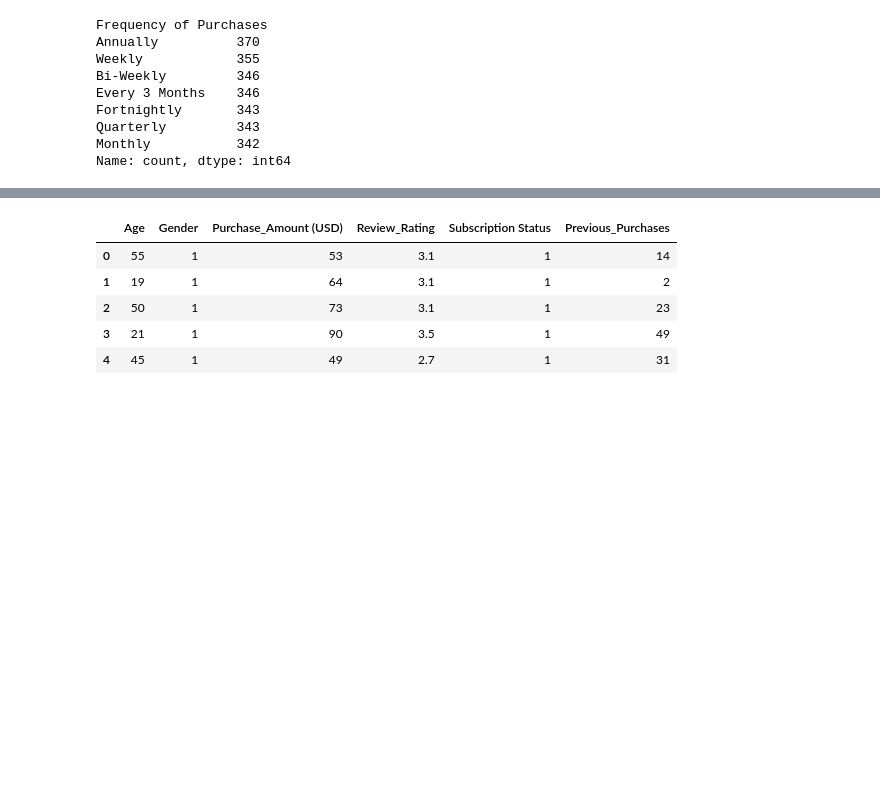
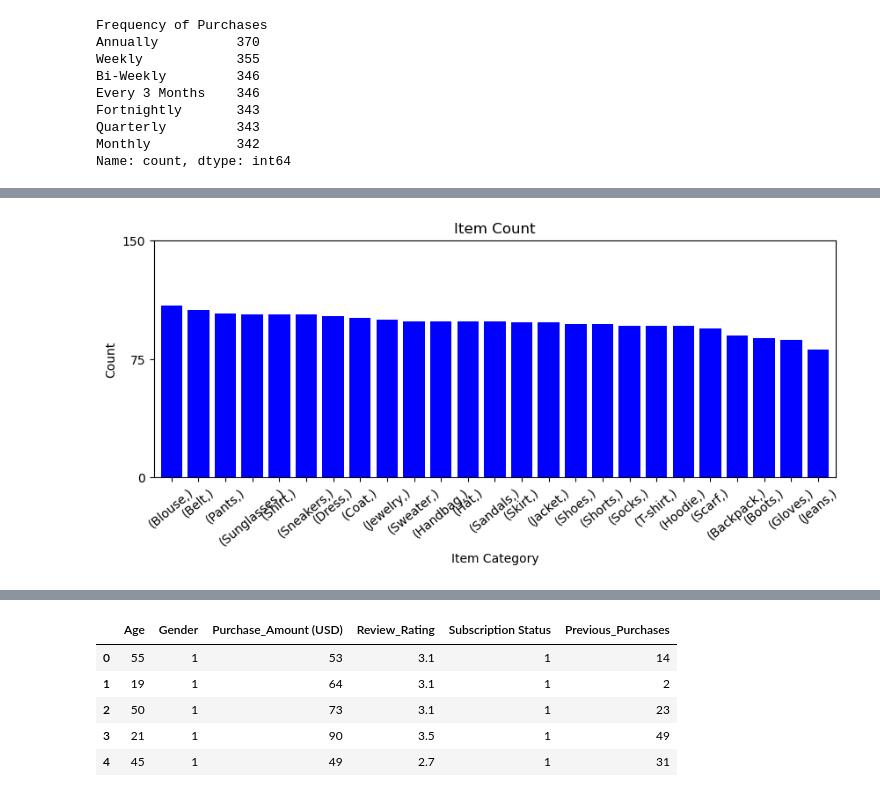
Before and after one commit to kylekerner/project2, a Jupyter notebook: project2.ipynb, the cells around one changed output, grey strips where cells are left out. Saved outputs shown, nothing was run; the diff lists cells and outputs as text; code cells hidden in the pictures; blank space fills up the shorter version.

```diff
--- a/project2.ipynb
+++ b/project2.ipynb
@@ -218,0 +253,10 @@ Name: count, dtype: int64
+# %%
+item_df = consumer_data_df[["Item_Purchased"]]
+
+item_count = item_df.value_counts()
+
+fav_genre_chart = item_count.plot.bar(y='Item', rot=40, width=0.8, figsize=(10,3.5), ylim=(0,150),
+                                    title='Item Count',
+                                    yticks=[0,75,150], xlabel='Item Category', ylabel='Count', color='blue')
+# %% [output]
+[figure, added]
```
Also changed, not shown: parts of 22 cells of this notebook.
